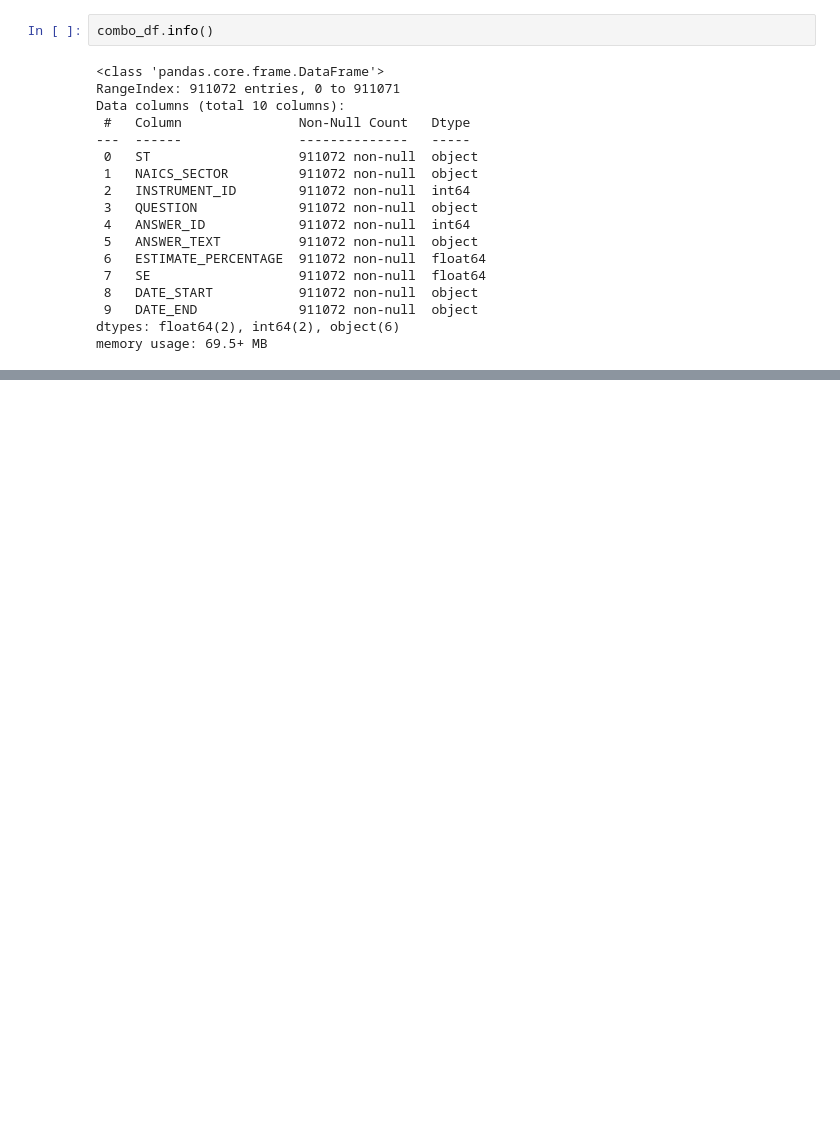
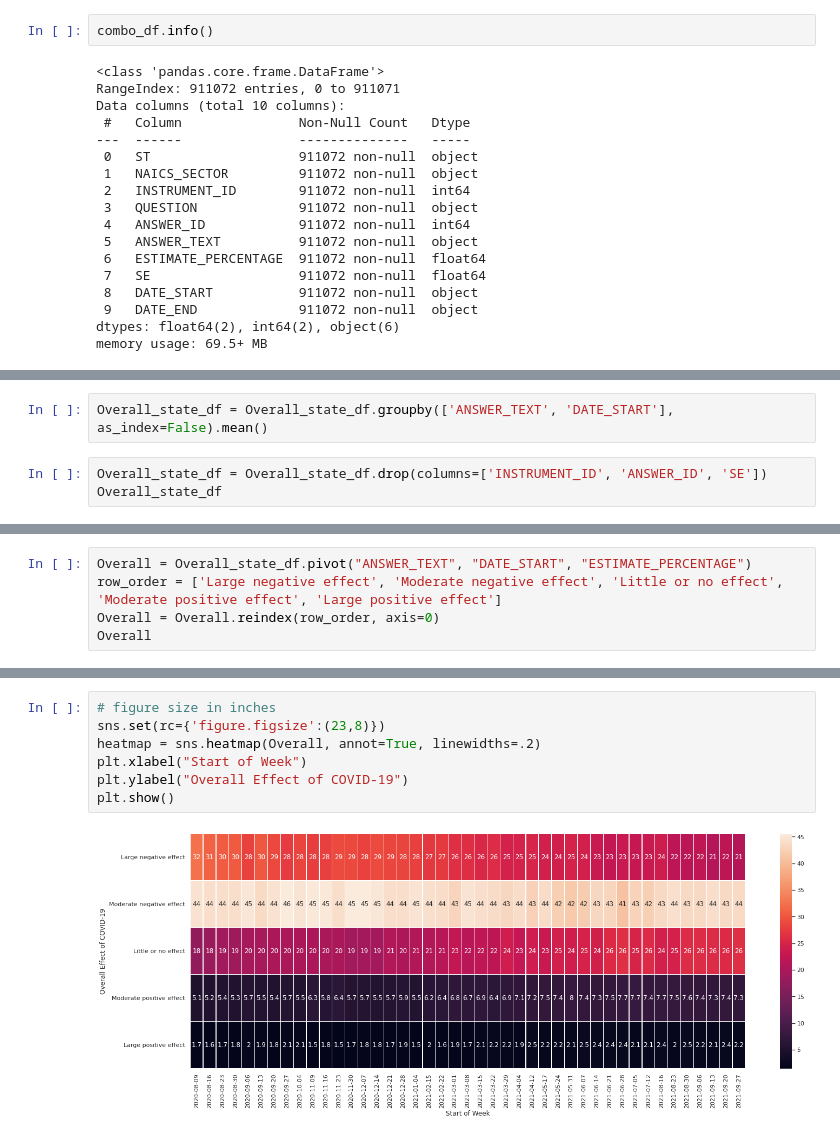
Before and after one commit to elizabethyoo/team_9, a Jupyter notebook: SBPS_surveylevel.ipynb, the cells around one changed output, grey strips where cells are left out. Drawn from its saved outputs; the diff is of its cells as text; blank space fills up the shorter version.

```diff
--- a/SBPS_surveylevel.ipynb
+++ b/SBPS_surveylevel.ipynb
@@ -116,0 +127,5 @@ D
+# %%
+Overall_state_df = Overall_state_df.groupby(['ANSWER_TEXT', 'DATE_START'], as_index=False).mean()
+# %%
+Overall_state_df = Overall_state_df.drop(columns=['INSTRUMENT_ID', 'ANSWER_ID', 'SE'])
+Overall_state_df
@@ -116,0 +159,5 @@ D
+# %%
+Overall = Overall_state_df.pivot("ANSWER_TEXT", "DATE_START", "ESTIMATE_PERCENTAGE")
+row_order = ['Large negative effect', 'Moderate negative effect', 'Little or no effect', 'Moderate positive effect', 'Large positive effect']
+Overall = Overall.reindex(row_order, axis=0)
+Overall
@@ -116,0 +172,9 @@ D
+# %%
+# figure size in inches
+sns.set(rc={'figure.figsize':(23,8)})
+heatmap = sns.heatmap(Overall, annot=True, linewidths=.2)
+plt.xlabel("Start of Week")
+plt.ylabel("Overall Effect of COVID-19")
+plt.show()
+# %% [output]
+[figure, added]
```
Also changed, not shown: parts of 14 cells of this notebook.
